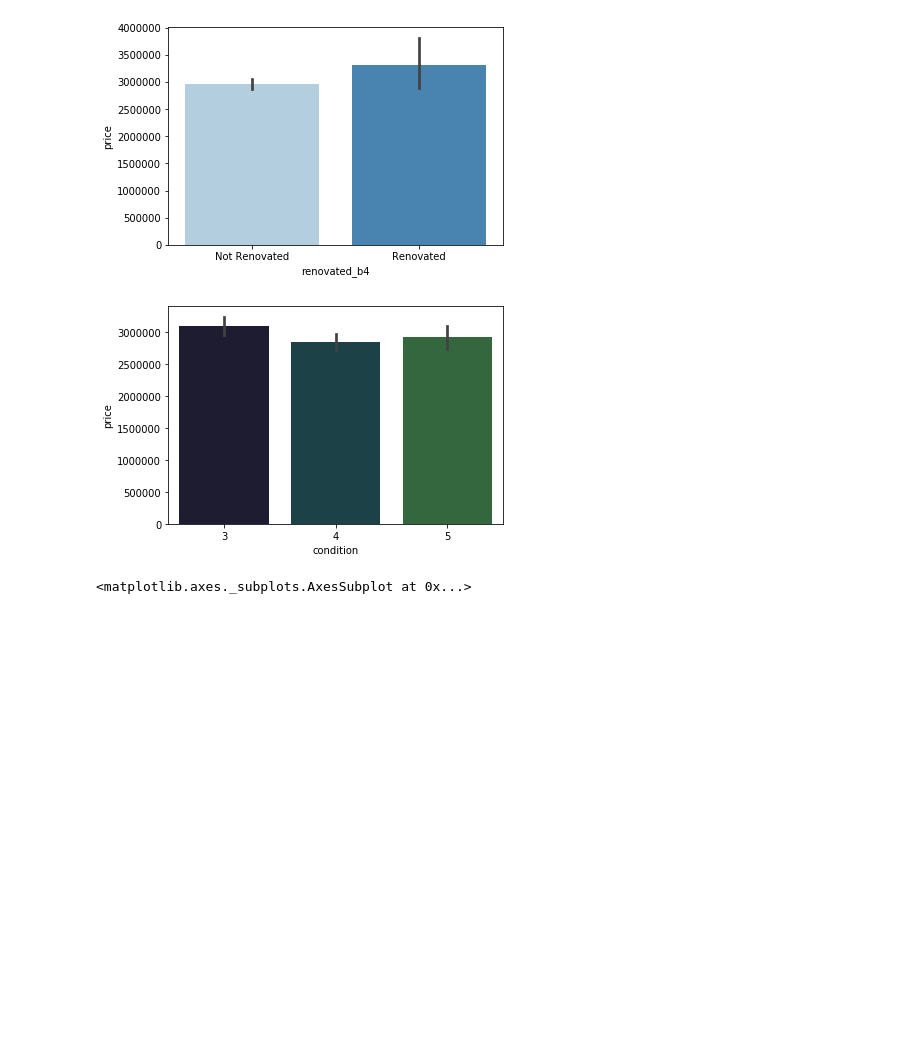
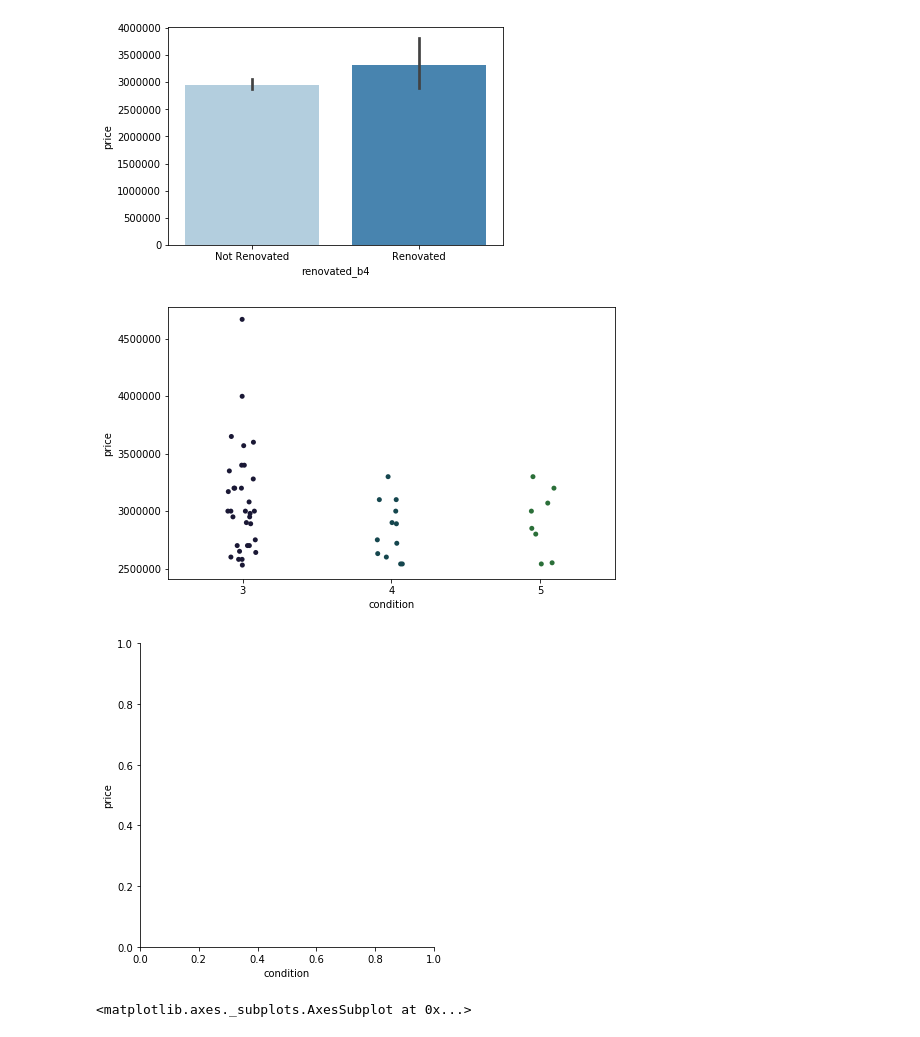
Before and after one commit to NehaP92/dsc-mod-2-project-online-pt-041320, a Jupyter notebook: student.ipynb, the cells around one changed output. Cells and saved outputs as stored; diff of their text form; code cells hidden in the pictures; blank space fills up the shorter version.

```diff
--- a/student.ipynb
+++ b/student.ipynb
@@ -3235,9 +3235,11 @@ ax.set_facecolor('none');
 # %% [output]
 [figure]
 # %%
-sns.barplot('condition','price', data = group2_analysis, palette = sns.color_palette("cubehelix", 8));
+fig, axes = plt.subplots(nrows = 1, ncols = 1, figsize=(8,5))
+sns.catplot('condition','price', data = group2_analysis, palette = sns.color_palette("cubehelix", 8), ax = axes);
 # %% [output]
-[figure, old version]
+[figure, new version]
+[figure, added]
 # %%
 sns.regplot('condition','price', data = group2_analysis,color = 'c')
 # %% [output]
```
Also changed, not shown: parts of 20 cells of this notebook, 2 other files.
